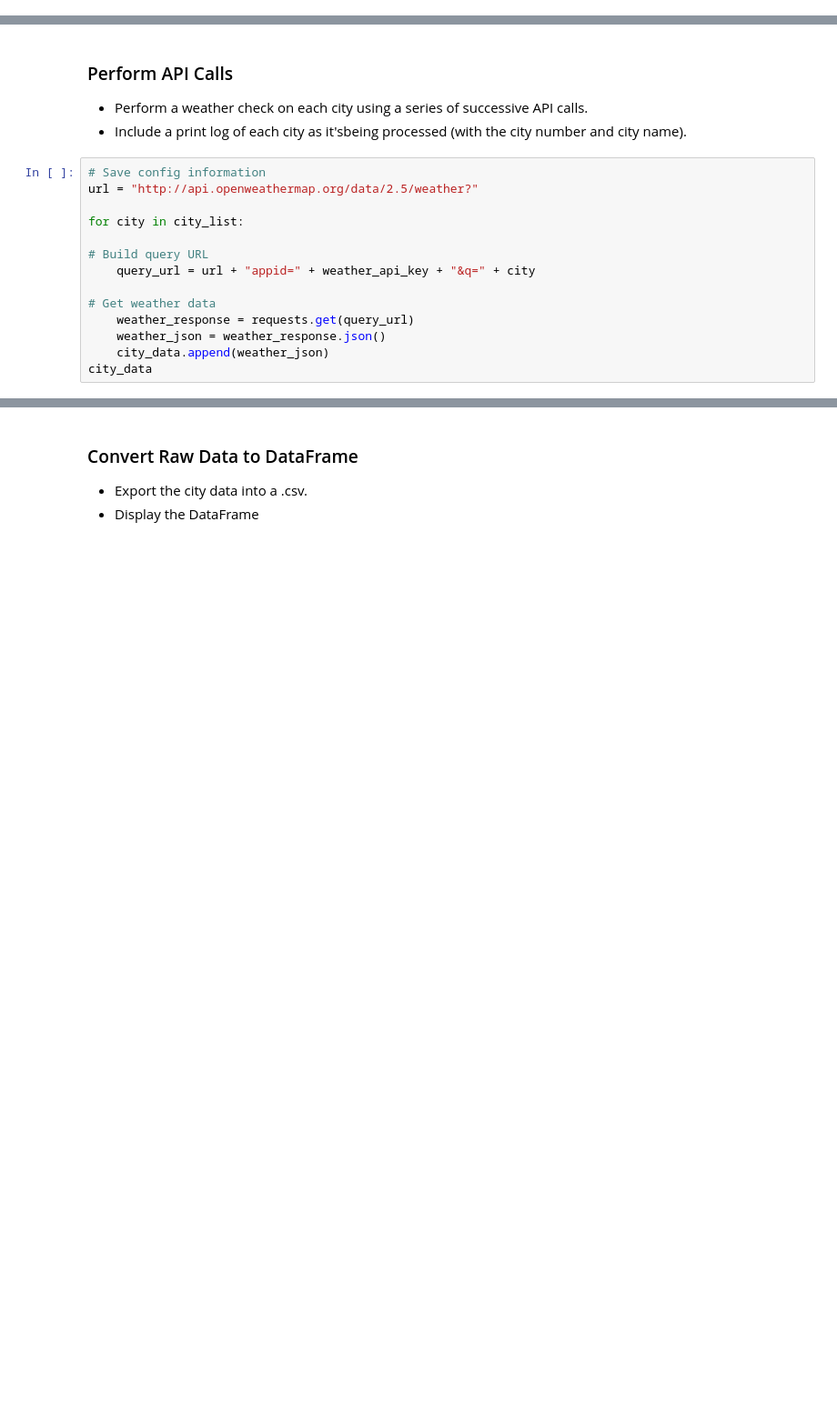
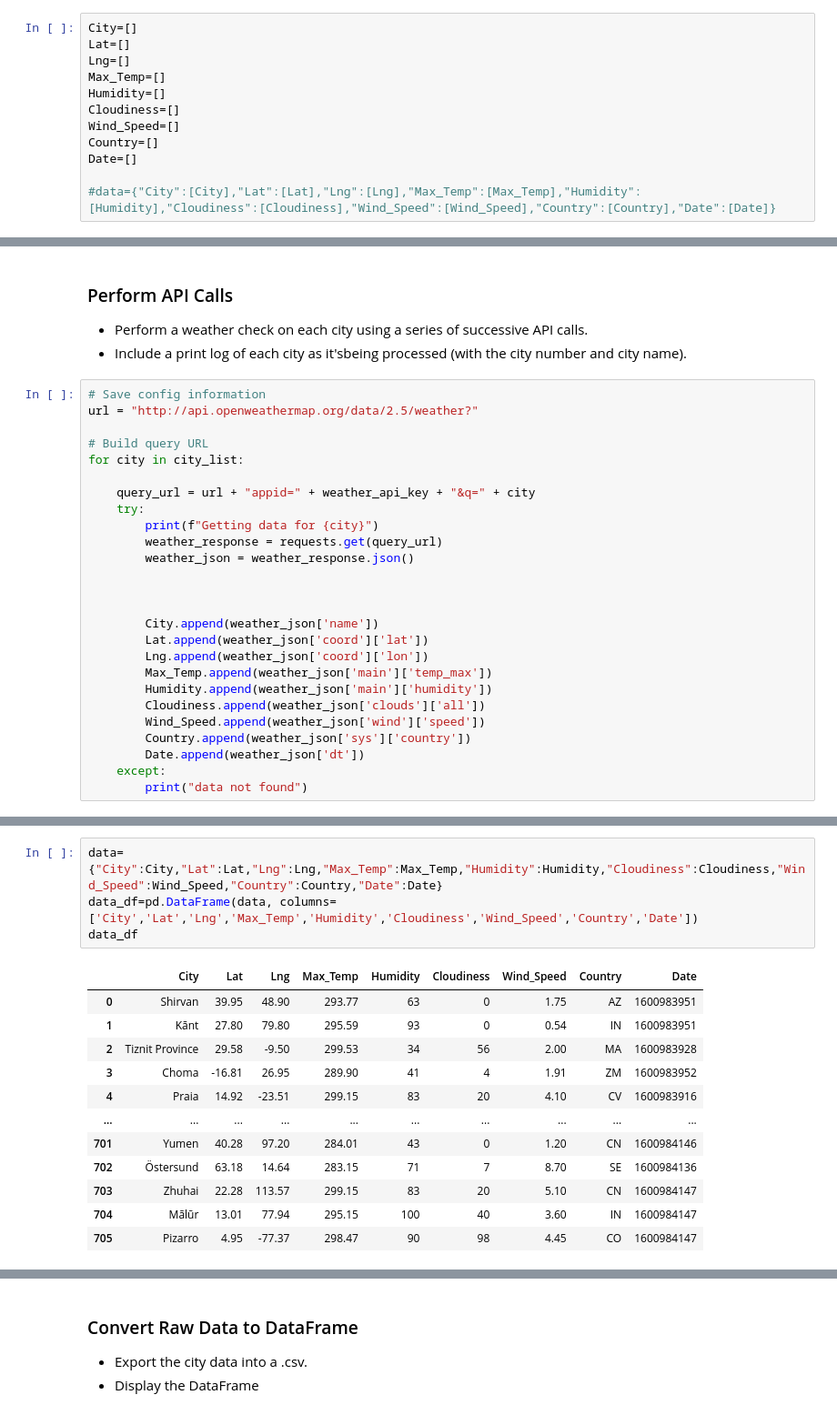
Before and after one commit to brettonmaybee/python-api-challenge, a Jupyter notebook: WeatherPy/WeatherPy.ipynb, the cells around one changed output, grey strips where cells are left out. Shown at 91% size. Cells and saved outputs as stored; diff of their text form; blank space fills up the shorter version.

```diff
--- a/WeatherPy/WeatherPy.ipynb
+++ b/WeatherPy/WeatherPy.ipynb
@@ -34,0 +34,12 @@ len(city_list)
+# %%
+City=[]
+Lat=[]
+Lng=[]
+Max_Temp=[]
+Humidity=[]
+Cloudiness=[]
+Wind_Speed=[]
+Country=[]
+Date=[]
+
+#data={"City":[City],"Lat":[Lat],"Lng":[Lng],"Max_Temp":[Max_Temp],"Humidity":[Humidity],"Cloudiness":[Cloudiness],"Wind_Speed":[Wind_Speed],"Country":[Country],"Date":[Date]}
@@ -40,14 +62,26 @@ len(city_list)
 # Save config information
 url = "http://api.openweathermap.org/data/2.5/weather?"
 
+# Build query URL
 for city in city_list:
 
-# Build query URL
     query_url = url + "appid=" + weather_api_key + "&q=" + city
+    try:
+        print(f"Getting data for {city}")
+        weather_response = requests.get(query_url)
+        weather_json = weather_response.json()
 
-# Get weather data
-    weather_response = requests.get(query_url)
-    weather_json = weather_response.json()
-    city_data.append(weather_json)
-city_data
+
+
+        City.append(weather_json['name'])
+        Lat.append(weather_json['coord']['lat'])
+        Lng.append(weather_json['coord']['lon'])
+        Max_Temp.append(weather_json['main']['temp_max'])
+        Humidity.append(weather_json['main']['humidity'])
+        Cloudiness.append(weather_json['clouds']['all'])
+        Wind_Speed.append(weather_json['wind']['speed'])
+        Country.append(weather_json['sys']['country'])
+        Date.append(weather_json['dt'])
+    except:
+        print("data not found")
 # %% [output]
@@ -70,0 +105,17 @@ city_data
+# %%
+data={"City":City,"Lat":Lat,"Lng":Lng,"Max_Temp":Max_Temp,"Humidity":Humidity,"Cloudiness":Cloudiness,"Wind_Speed":Wind_Speed,"Country":Country,"Date":Date}
+data_df=pd.DataFrame(data, columns=['City','Lat','Lng','Max_Temp','Humidity','Cloudiness','Wind_Speed','Country','Date'])
+data_df
+# %% [output]
+|  | City | Lat | Lng | Max_Temp | Humidity | Cloudiness | Wind_Speed | Country | Date |
+| 0 | Shirvan | 39.95 | 48.90 | 293.77 | 63 | 0 | 1.75 | AZ | 1600983951 |
+| 1 | Kānt | 27.80 | 79.80 | 295.59 | 93 | 0 | 0.54 | IN | 1600983951 |
+| 2 | Tiznit Province | 29.58 | -9.50 | 299.53 | 34 | 56 | 2.00 | MA | 1600983928 |
+| 3 | Choma | -16.81 | 26.95 | 289.90 | 41 | 4 | 1.91 | ZM | 1600983952 |
+| 4 | Praia | 14.92 | -23.51 | 299.15 | 83 | 20 | 4.10 | CV | 1600983916 |
+| ... | ... | ... | ... | ... | ... | ... | ... | ... | ... |
+| 701 | Yumen | 40.28 | 97.20 | 284.01 | 43 | 0 | 1.20 | CN | 1600984146 |
+| 702 | Östersund | 63.18 | 14.64 | 283.15 | 71 | 7 | 8.70 | SE | 1600984136 |
+| 703 | Zhuhai | 22.28 | 113.57 | 299.15 | 83 | 20 | 5.10 | CN | 1600984147 |
+| 704 | Mālūr | 13.01 | 77.94 | 295.15 | 100 | 40 | 3.60 | IN | 1600984147 |
+| 705 | Pizarro | 4.95 | -77.37 | 298.47 | 90 | 98 | 4.45 | CO | 1600984147 |
```
Also changed, not shown: parts of 5 cells of this notebook.
